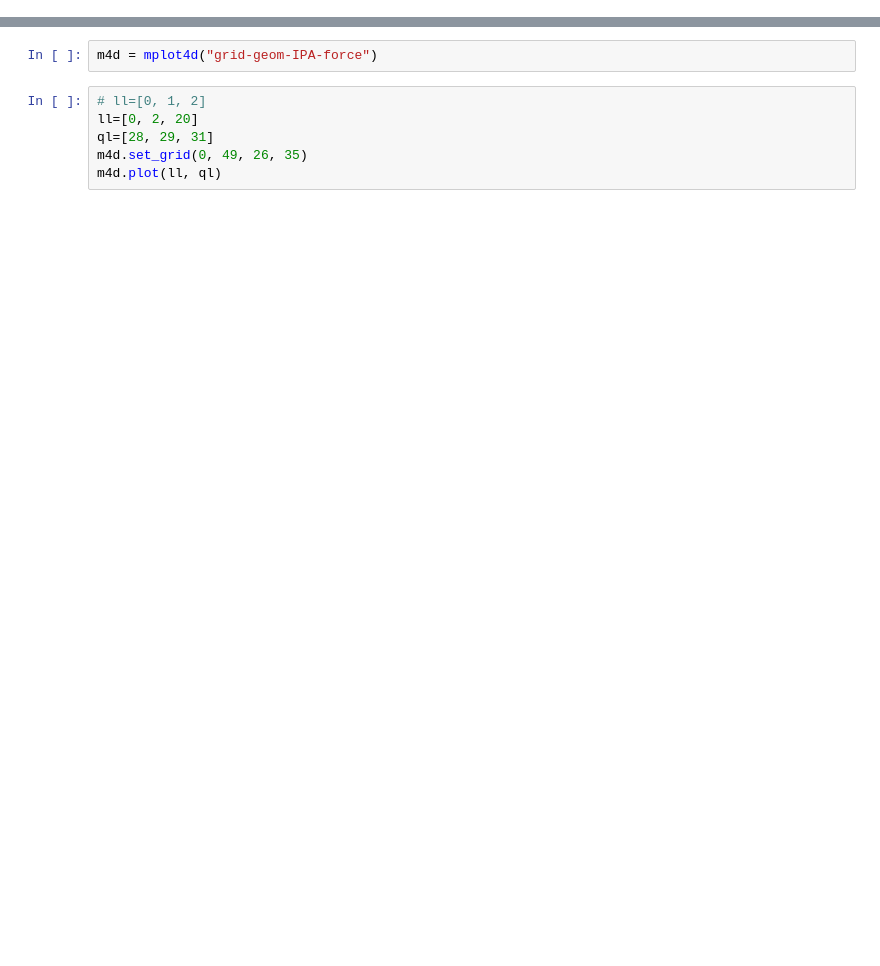
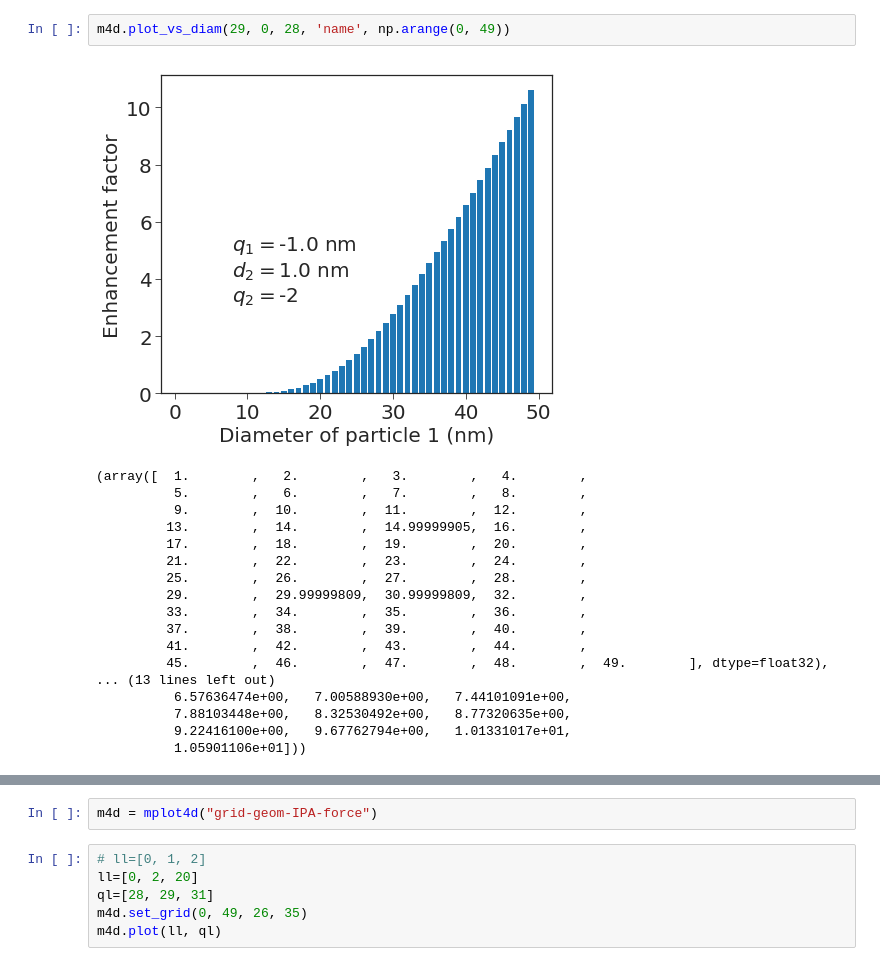
Before and after one commit to caos21/ndust, a Jupyter notebook: press/efactor-results.ipynb, the cells around one changed output, grey strips where cells are left out. Drawn from its saved outputs; the diff is of its cells as text; blank space fills up the shorter version.

```diff
--- a/press/efactor-results.ipynb
+++ b/press/efactor-results.ipynb
@@ -244,0 +311,21 @@ class mplot4d(object):
+# %%
+m4d.plot_vs_diam(29, 0, 28, 'name', np.arange(0, 49))
+# %% [output]
+[figure, added]
+(array([  1.        ,   2.        ,   3.        ,   4.        ,
+          5.        ,   6.        ,   7.        ,   8.        ,
+          9.        ,  10.        ,  11.        ,  12.        ,
+         13.        ,  14.        ,  14.99999905,  16.        ,
+         17.        ,  18.        ,  19.        ,  20.        ,
+         21.        ,  22.        ,  23.        ,  24.        ,
+         25.        ,  26.        ,  27.        ,  28.        ,
+         29.        ,  29.99999809,  30.99999809,  32.        ,
+         33.        ,  34.        ,  35.        ,  36.        ,
+         37.        ,  38.        ,  39.        ,  40.        ,
+         41.        ,  42.        ,  43.        ,  44.        ,
+         45.        ,  46.        ,  47.        ,  48.        ,  49.        ], dtype=float32),
+... (13 lines left out)
+          6.57636474e+00,   7.00588930e+00,   7.44101091e+00,
+          7.88103448e+00,   8.32530492e+00,   8.77320635e+00,
+          9.22416100e+00,   9.67762794e+00,   1.01331017e+01,
+          1.05901106e+01]))
```
Also changed, not shown: parts of 10 cells of this notebook, 1 other file.
